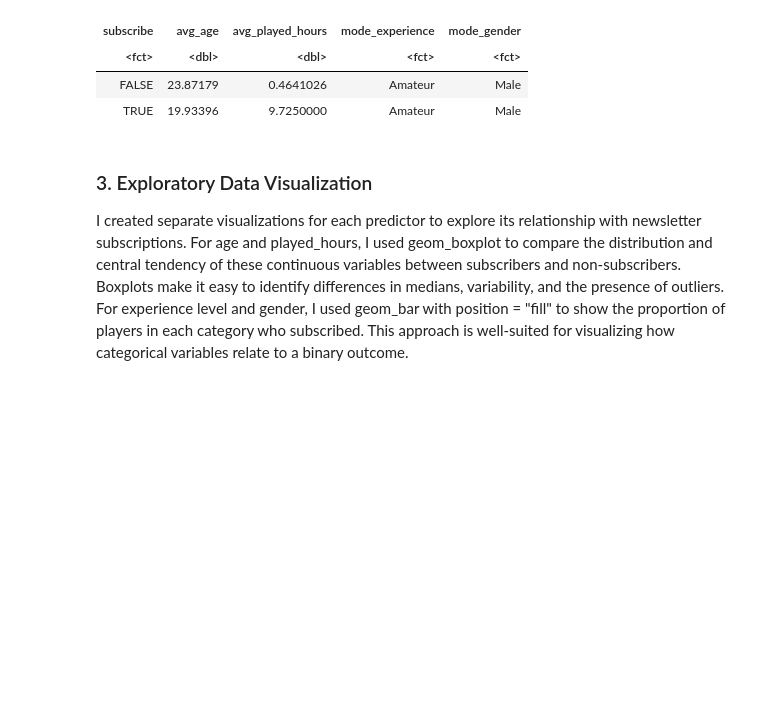
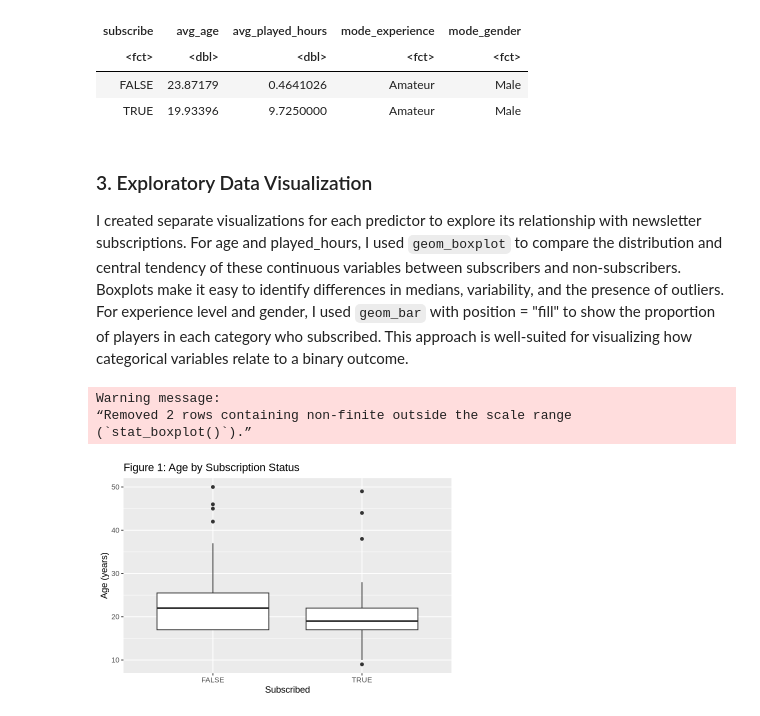
Before and after one commit to victoriazhou111/dsci-100-project, a Jupyter notebook: project_report.ipynb, the cells around one changed output. Drawn from its saved outputs; the diff is of its cells as text; code cells hidden in the pictures; blank space fills up the shorter version.

Commit message:
Exploratory data visualization with boxplots and bar graphs

```diff
--- a/project_report.ipynb
+++ b/project_report.ipynb
@@ -209,4 +184,15 @@ A tibble: 2 × 5
 | TRUE | 19.93396 | 9.7250000 | Amateur | Male |
 # %% [markdown]
 ### 3. Exploratory Data Visualization
-I created separate visualizations for each predictor to explore its relationship with newsletter subscriptions. For age and played_hours, I used geom_boxplot to compare the distribution and central tendency of these continuous variables between subscribers and non-subscribers. Boxplots make it easy to identify differences in medians, variability, and the presence of outliers. For experience level and gender, I used geom_bar with position = "fill" to show the proportion of players in each category who subscribed. This approach is well-suited for visualizing how categorical variables relate to a binary outcome.
+I created separate visualizations for each predictor to explore its relationship with newsletter subscriptions. For age and played_hours, I used `geom_boxplot` to compare the distribution and central tendency of these continuous variables between subscribers and non-subscribers. Boxplots make it easy to identify differences in medians, variability, and the presence of outliers. For experience level and gender, I used `geom_bar` with position = "fill" to show the proportion of players in each category who subscribed. This approach is well-suited for visualizing how categorical variables relate to a binary outcome.
+# %%
+options(repr.plot.width = 6, repr.plot.height = 4)
+age_plot<-ggplot(players_training, aes(x = subscribe, y = Age)) +
+  geom_boxplot() +
+  labs(title = "Figure 1: Age by Subscription Status", x = "Subscribed", y = "Age (years)")
+age_plot
+# %% [output]
+Warning message:
+“Removed 2 rows containing non-finite outside the scale range
+(`stat_boxplot()`).”
+[figure, added]
```
Also changed, not shown: parts of 12 cells of this notebook.
